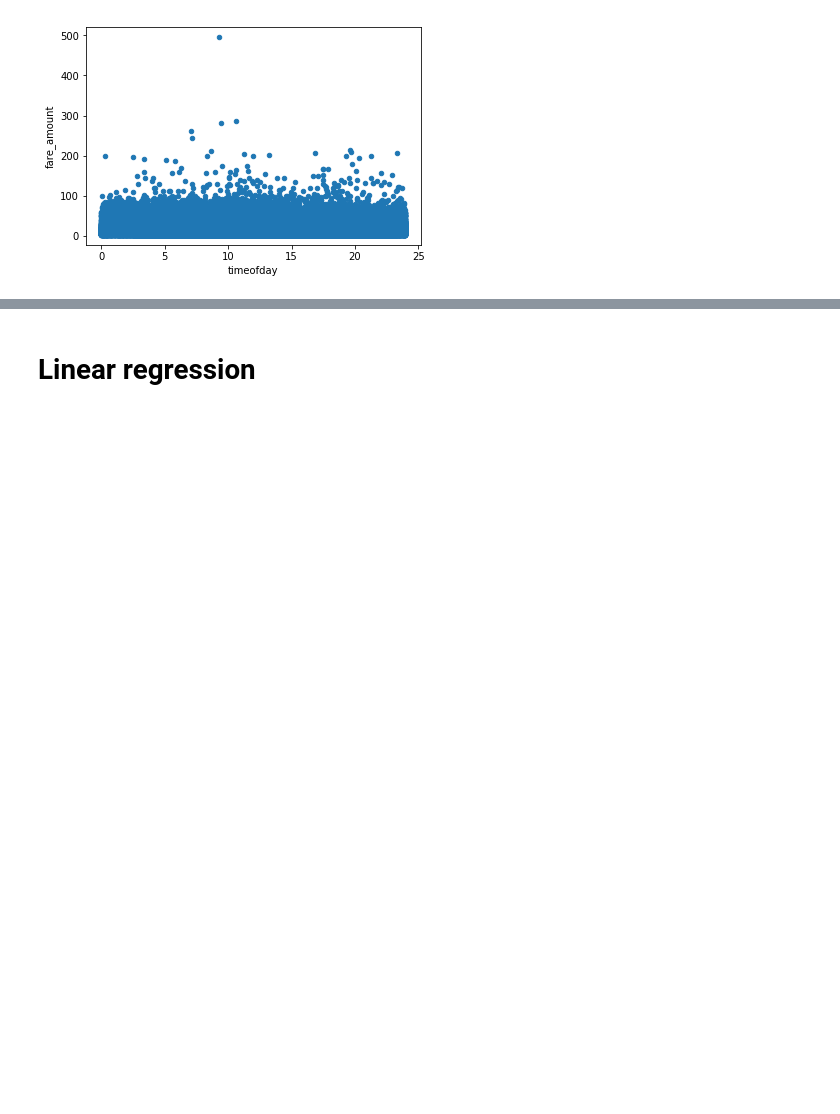
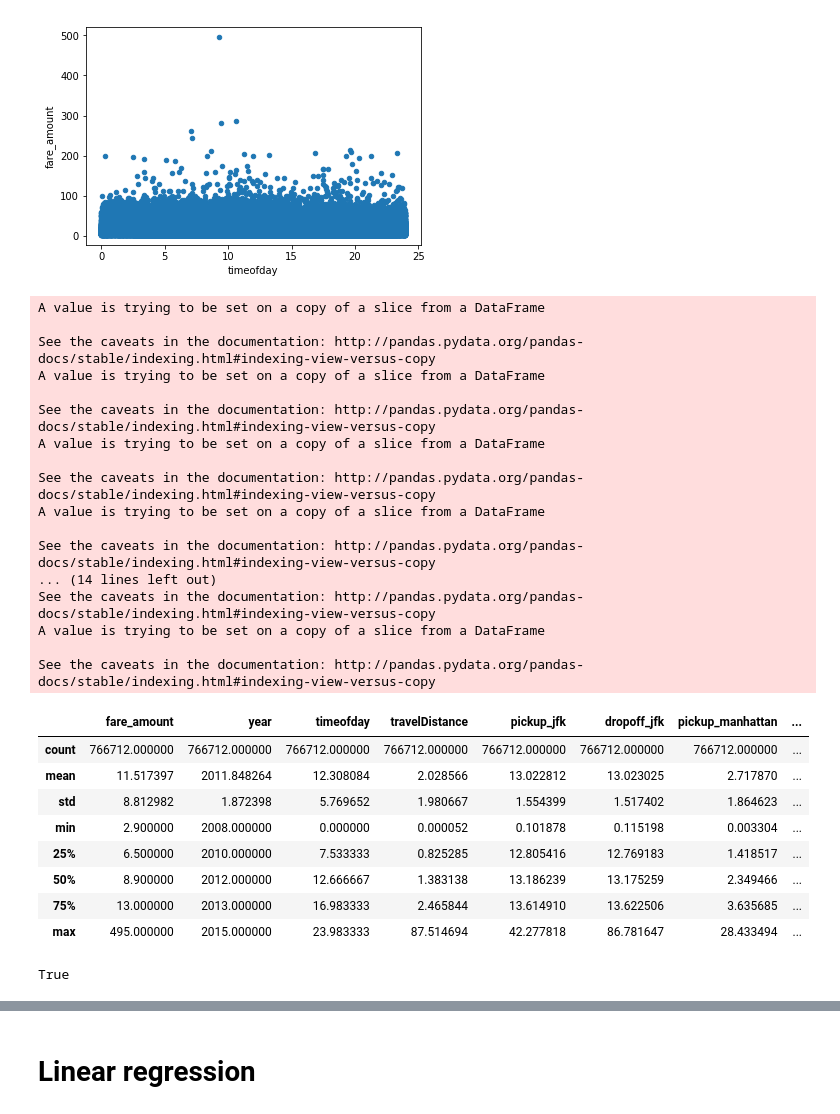
Before and after one commit to shengcode/CSE-519---Data-Science, a Jupyter notebook: CSE519HW2Orgnize.ipynb, the cells around one changed output, grey strips where cells are left out. Drawn from its saved outputs; the diff is of its cells as text; code cells hidden in the pictures; blank space fills up the shorter version.

Commit message:
before trying SVM

```diff
--- a/CSE519HW2Orgnize.ipynb
+++ b/CSE519HW2Orgnize.ipynb
@@ -277,2 +299,38 @@ def AjustFareAmount(df):
 # %%
 convertCategory(df_clean)
+# %%
+df_regression = df_clean.loc[df_clean['isJFK_Manhattan']==0]
+deleteUnecessaryColumns(df_regression)
+df_regression.describe()
+# adjust the fare amount first
+# %% [output]
+A value is trying to be set on a copy of a slice from a DataFrame
+
+See the caveats in the documentation: http://pandas.pydata.org/pandas-docs/stable/indexing.html#indexing-view-versus-copy
+A value is trying to be set on a copy of a slice from a DataFrame
+
+See the caveats in the documentation: http://pandas.pydata.org/pandas-docs/stable/indexing.html#indexing-view-versus-copy
+A value is trying to be set on a copy of a slice from a DataFrame
+
+See the caveats in the documentation: http://pandas.pydata.org/pandas-docs/stable/indexing.html#indexing-view-versus-copy
+A value is trying to be set on a copy of a slice from a DataFrame
+
+See the caveats in the documentation: http://pandas.pydata.org/pandas-docs/stable/indexing.html#indexing-view-versus-copy
+... (14 lines left out)
+See the caveats in the documentation: http://pandas.pydata.org/pandas-docs/stable/indexing.html#indexing-view-versus-copy
+A value is trying to be set on a copy of a slice from a DataFrame
+
+See the caveats in the documentation: http://pandas.pydata.org/pandas-docs/stable/indexing.html#indexing-view-versus-copy
+|  | fare_amount | year | timeofday | travelDistance | pickup_jfk | dropoff_jfk | pickup_manhattan | ... |
+| count | 766712.000000 | 766712.000000 | 766712.000000 | 766712.000000 | 766712.000000 | 766712.000000 | 766712.000000 | ... |
+| mean | 11.517397 | 2011.848264 | 12.308084 | 2.028566 | 13.022812 | 13.023025 | 2.717870 | ... |
+| std | 8.812982 | 1.872398 | 5.769652 | 1.980667 | 1.554399 | 1.517402 | 1.864623 | ... |
+| min | 2.900000 | 2008.000000 | 0.000000 | 0.000052 | 0.101878 | 0.115198 | 0.003304 | ... |
+| 25% | 6.500000 | 2010.000000 | 7.533333 | 0.825285 | 12.805416 | 12.769183 | 1.418517 | ... |
+| 50% | 8.900000 | 2012.000000 | 12.666667 | 1.383138 | 13.186239 | 13.175259 | 2.349466 | ... |
+| 75% | 13.000000 | 2013.000000 | 16.983333 | 2.465844 | 13.614910 | 13.622506 | 3.635685 | ... |
+| max | 495.000000 | 2015.000000 | 23.983333 | 87.514694 | 42.277818 | 86.781647 | 28.433494 | ... |
+# %%
+print(df_regression['is8pm_6am'][0]==0)
+# %% [output]
+True
```
Also changed, not shown: parts of 19 cells of this notebook.
